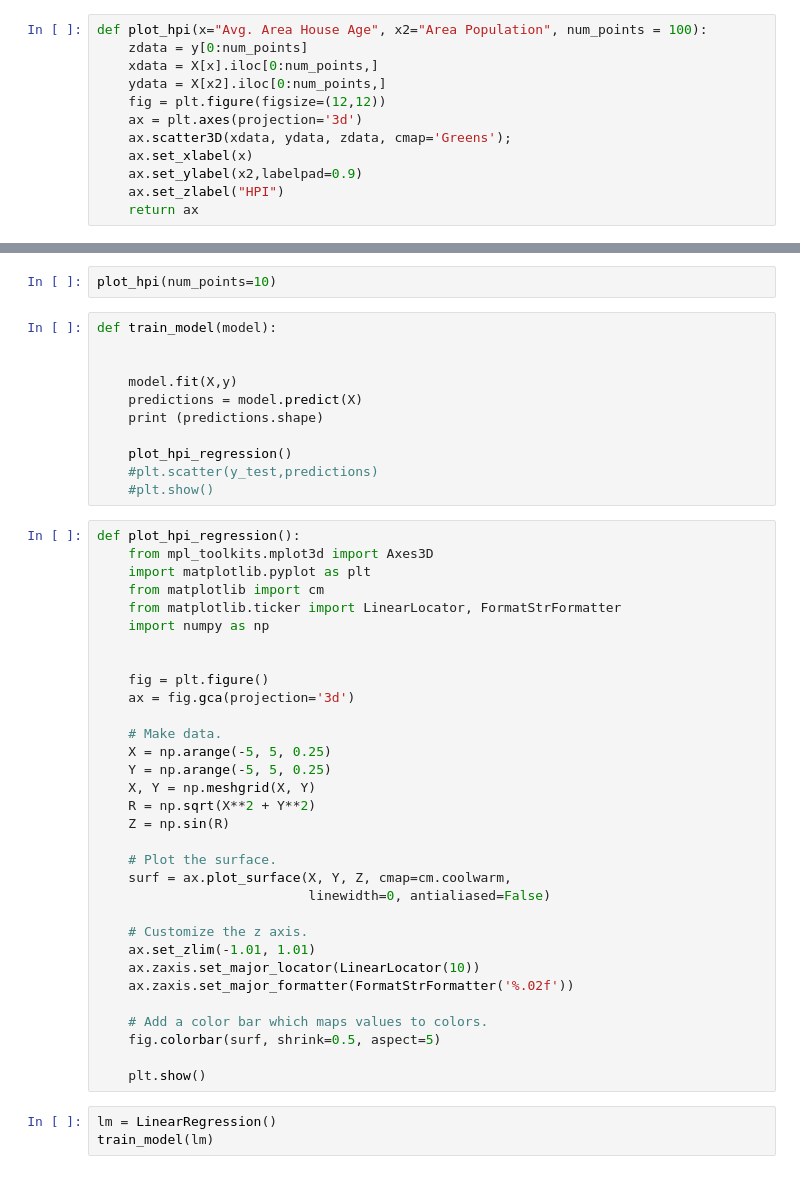
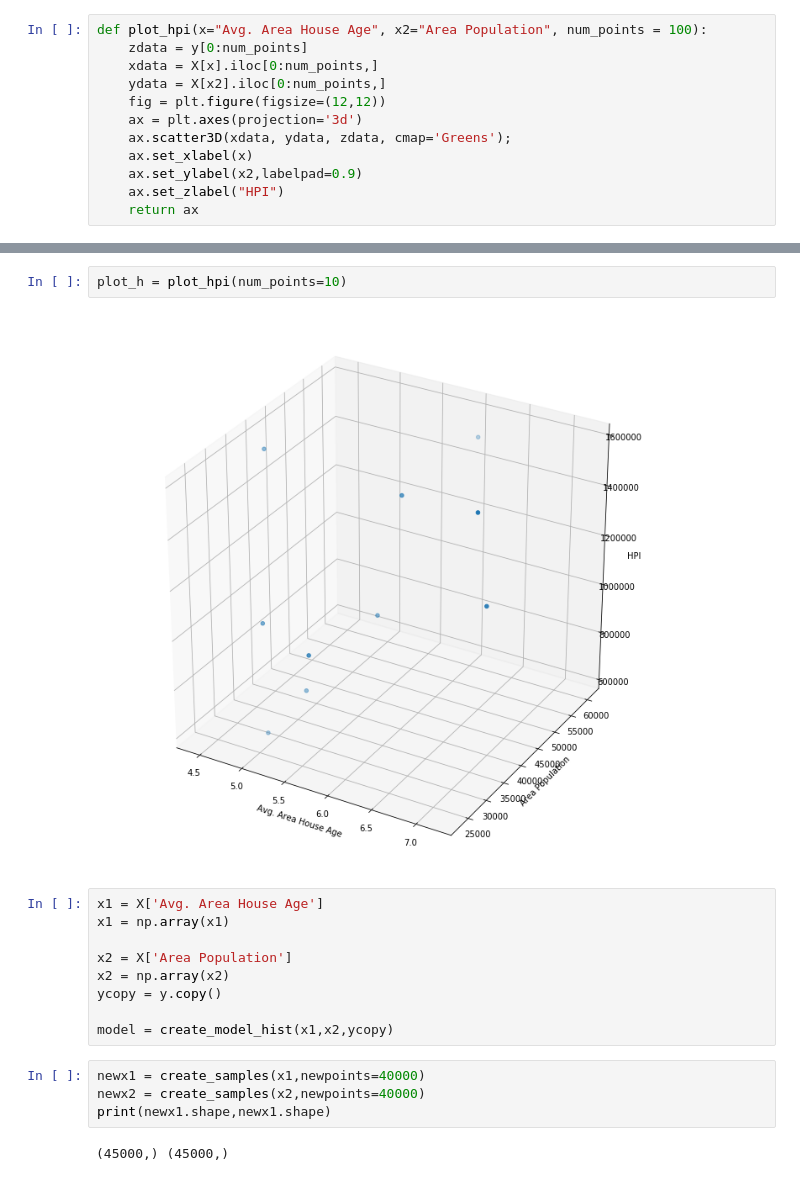
Before and after one commit to jdariasl/ML_IntroductoryCourse, a Jupyter notebook: library/HPI.ipynb, the cells around one changed output, grey strips where cells are left out. Drawn from its saved outputs; the diff is of its cells as text.

Commit message:
plot histogram model

```diff
--- a/library/HPI.ipynb
+++ b/library/HPI.ipynb
@@ -138,48 +163,19 @@ def plot_hpi(x="Avg. Area House Age", x2="Area Population", num_points = 100):
 # %%
-plot_hpi(num_points=10)
+plot_h = plot_hpi(num_points=10)
+# %% [output]
+[figure, added]
-# %%
-def train_model(model):
-
-
-    model.fit(X,y)
-    predictions = model.predict(X)
-    print (predictions.shape)
-
-    plot_hpi_regression()
-    #plt.scatter(y_test,predictions)
-    #plt.show()
-# %%
-def plot_hpi_regression():
-    from mpl_toolkits.mplot3d import Axes3D
-    import matplotlib.pyplot as plt
-    from matplotlib import cm
-    from matplotlib.ticker import LinearLocator, FormatStrFormatter
-    import numpy as np
-
-
-    fig = plt.figure()
-    ax = fig.gca(projection='3d')
-
-    # Make data.
-    X = np.arange(-5, 5, 0.25)
-    Y = np.arange(-5, 5, 0.25)
-    X, Y = np.meshgrid(X, Y)
-    R = np.sqrt(X**2 + Y**2)
-    Z = np.sin(R)
-
-    # Plot the surface.
-    surf = ax.plot_surface(X, Y, Z, cmap=cm.coolwarm,
-                           linewidth=0, antialiased=False)
-
-    # Customize the z axis.
-    ax.set_zlim(-1.01, 1.01)
-    ax.zaxis.set_major_locator(LinearLocator(10))
-    ax.zaxis.set_major_formatter(FormatStrFormatter('%.02f'))
-
-    # Add a color bar which maps values to colors.
-    fig.colorbar(surf, shrink=0.5, aspect=5)
-
-    plt.show()
-# %%
-lm = LinearRegression()
-train_model(lm)
+# %%
+x1 = X['Avg. Area House Age']
+x1 = np.array(x1)
+
+x2 = X['Area Population']
+x2 = np.array(x2)
+ycopy = y.copy()
+
+model = create_model_hist(x1,x2,ycopy)
+# %%
+newx1 = create_samples(x1,newpoints=40000)
+newx2 = create_samples(x2,newpoints=40000)
+print(newx1.shape,newx1.shape)
+# %% [output]
+(45000,) (45000,)
```
Also changed, not shown: parts of 14 cells of this notebook.
